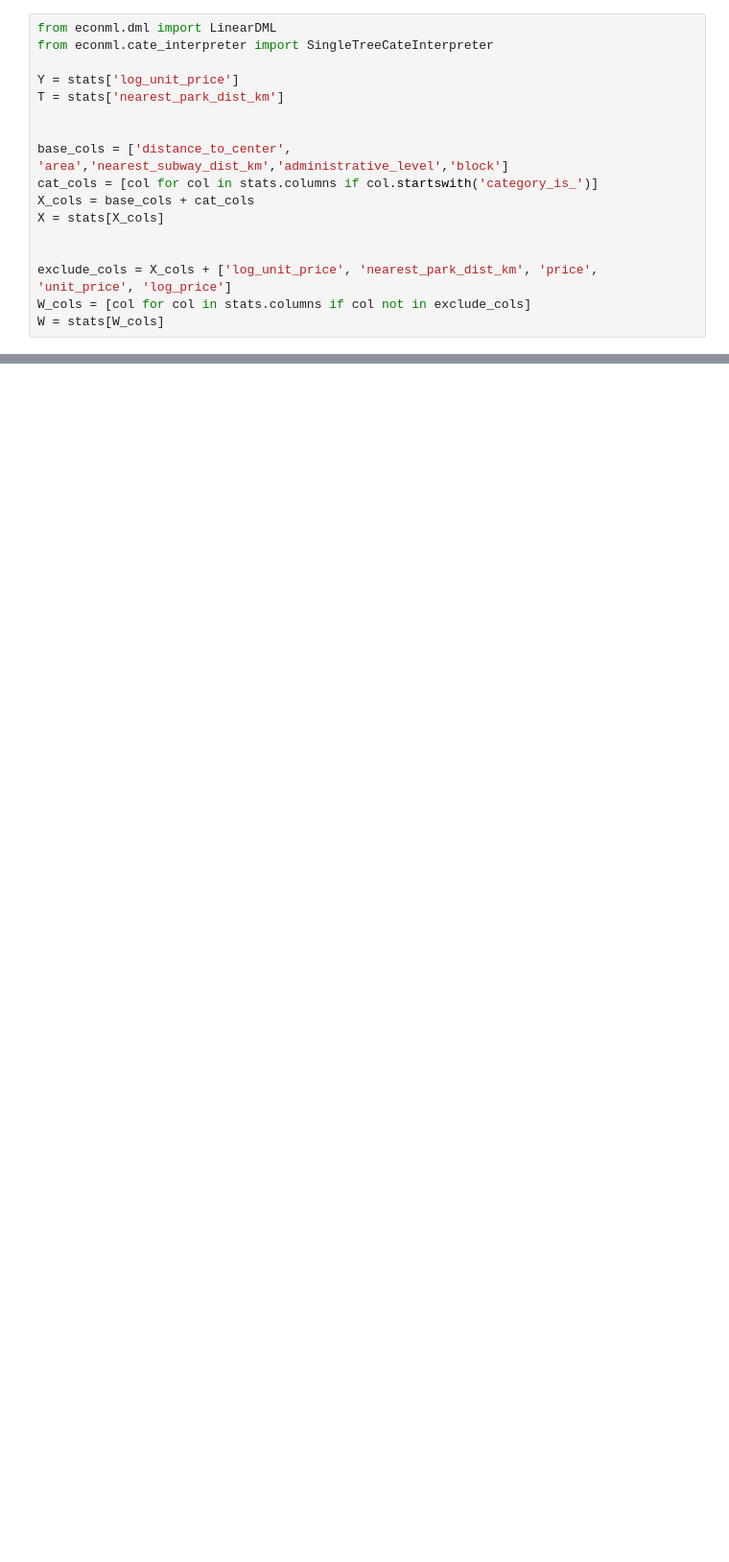
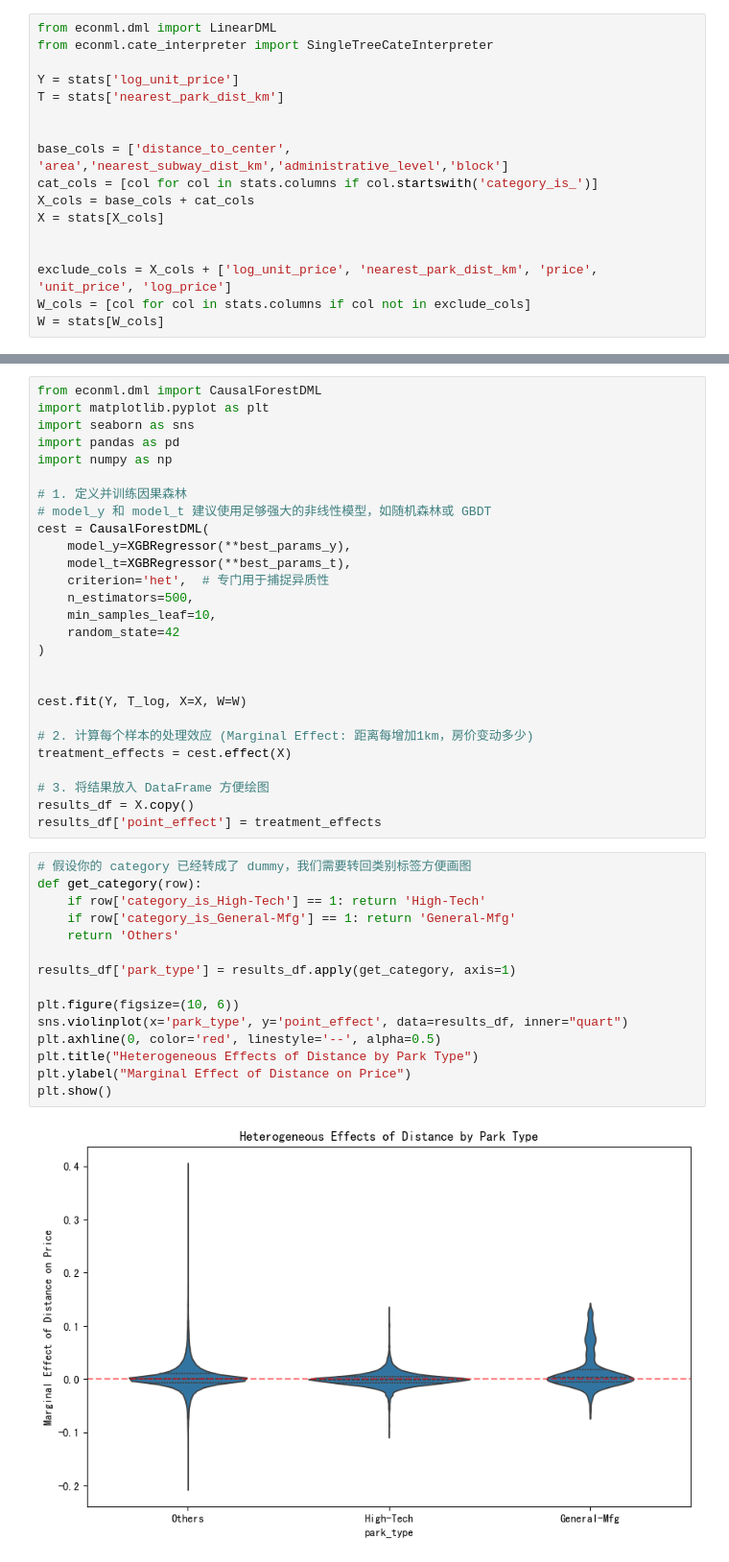
Before and after one commit to artinsophia/Paper-HousingPriceSpatialEconometrics, a Jupyter notebook: 06_DML.ipynb, the cells around one changed output, grey strips where cells are left out. Shown at 96% size. Saved outputs shown, nothing was run; the diff lists cells and outputs as text; blank space fills up the shorter version.

```diff
--- a/06_DML.ipynb
+++ b/06_DML.ipynb
@@ -267,0 +295,44 @@ Coefficient Results table portrays the $coef_{ij}$ parameter vector for each out
+# %%
+from econml.dml import CausalForestDML
+import matplotlib.pyplot as plt
+import seaborn as sns
+import pandas as pd
+import numpy as np
+
+# 1. 定义并训练因果森林
+# model_y 和 model_t 建议使用足够强大的非线性模型，如随机森林或 GBDT
+cest = CausalForestDML(
+    model_y=XGBRegressor(**best_params_y),
+    model_t=XGBRegressor(**best_params_t),
+    criterion='het',  # 专门用于捕捉异质性
+    n_estimators=500,
+    min_samples_leaf=10,
+    random_state=42
+)
+
+
+cest.fit(Y, T_log, X=X, W=W)
+
+# 2. 计算每个样本的处理效应 (Marginal Effect: 距离每增加1km，房价变动多少)
+treatment_effects = cest.effect(X)
+
+# 3. 将结果放入 DataFrame 方便绘图
+results_df = X.copy()
+results_df['point_effect'] = treatment_effects
+# %%
+# 假设你的 category 已经转成了 dummy，我们需要转回类别标签方便画图
+def get_category(row):
+    if row['category_is_High-Tech'] == 1: return 'High-Tech'
+    if row['category_is_General-Mfg'] == 1: return 'General-Mfg'
+    return 'Others'
+
+results_df['park_type'] = results_df.apply(get_category, axis=1)
+
+plt.figure(figsize=(10, 6))
+sns.violinplot(x='park_type', y='point_effect', data=results_df, inner="quart")
+plt.axhline(0, color='red', linestyle='--', alpha=0.5)
+plt.title("Heterogeneous Effects of Distance by Park Type")
+plt.ylabel("Marginal Effect of Distance on Price")
+plt.show()
+# %% [output]
+[figure, added]
```
Also changed, not shown: parts of 11 cells of this notebook, 3 other files.
